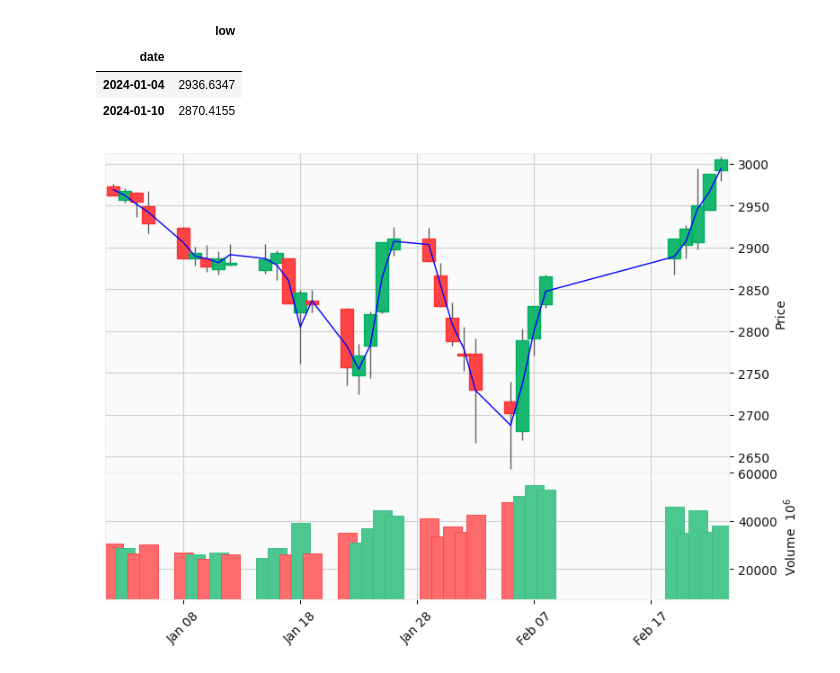
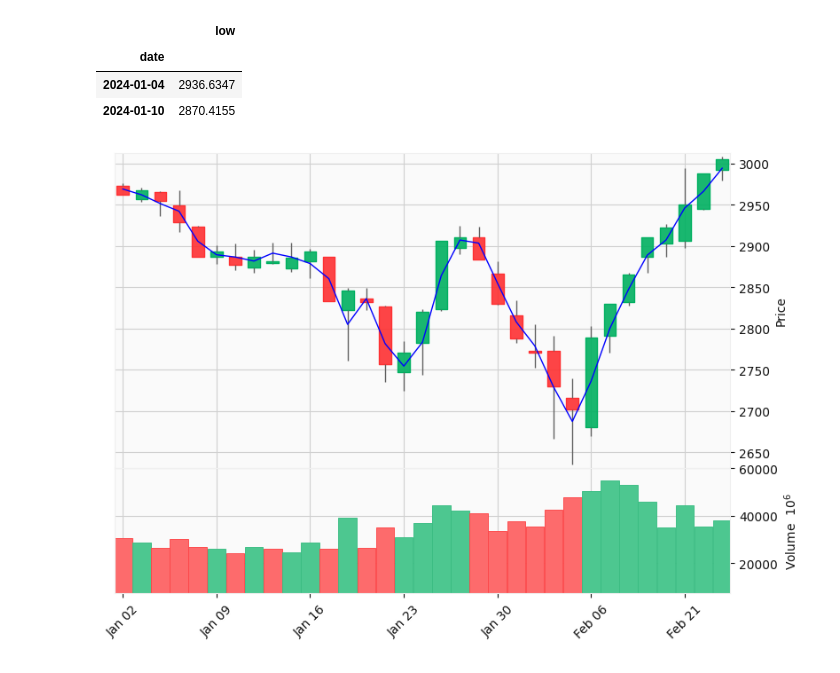
Before and after one commit to Ted88368/quant_in_action, a Jupyter notebook: quick_start/07_连接线.ipynb, the cells around one changed output. Drawn from its saved outputs; the diff is of its cells as text; code cells hidden in the pictures.

```diff
--- a/quick_start/07_连接线.ipynb
+++ b/quick_start/07_连接线.ipynb
@@ -72,9 +72,9 @@ low_data
 # %%
 lines = [
     mpf.make_addplot((data["low"]+data["high"])/2, color="b", width=1),
 ]
 
 # 绘制K线图并添加连接线
-mpf.plot(data, addplot=lines, type='candle', style='yahoo', volume=True, show_nontrading=True, tight_layout=True)
+mpf.plot(data, addplot=lines, type='candle', style='yahoo', volume=True, show_nontrading=False, tight_layout=True)
 # %% [output]
-[figure, old version]
+[figure, new version]
```
